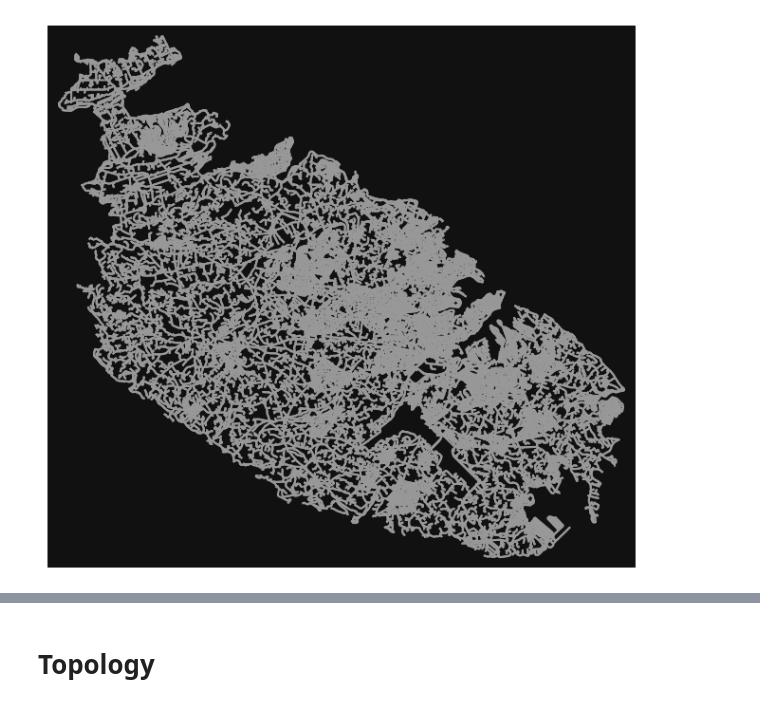
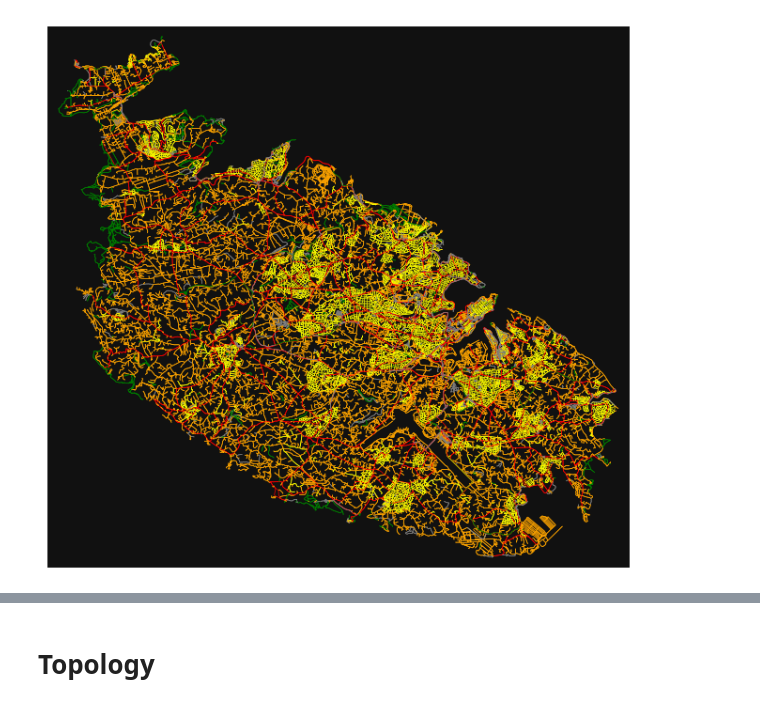
Before and after one commit to Matthew-Pirotta/FYP-OpenPaths, a Jupyter notebook: Code/test.ipynb, the cells around one changed output, grey strips where cells are left out. Saved outputs shown, nothing was run; the diff lists cells and outputs as text; code cells hidden in the pictures.

Commit message:
before making use of cycleway and bicycle global config

```diff
--- a/Code/test.ipynb
+++ b/Code/test.ipynb
@@ -3,5 +3,7 @@ import sys
 import networkx as nx
 import osmnx as ox
 import matplotlib.pyplot as plt
+from collections import defaultdict
+from collections import Counter
 
-ox.__version__
+ox.settings.useful_tags_way = ox.settings.useful_tags_way + ["bicycle", "cycleway"]
@@ -22,5 +68,84 @@ fig, ax = ox.plot.plot_graph(G)
 # %%
 # download/model a street network for some city then visualize it
-G = ox.graph.graph_from_place("Malta", network_type="bike")
-fig, ax = ox.plot.plot_graph(G, node_size=0, edge_linewidth=1.5)
+from itertools import cycle
+
+
+G = ox.graph.graph_from_place("Malta (island)", network_type="all")
+#fig, ax = ox.plot_graph(G, node_size=0, edge_linewidth=0.5)
+
+highway_color_map = {
+    # SAFEST - Dedicated cycling infrastructure
+    "cycleway": "green",        # Dedicated bike paths - safest
+    "path": "green",           # Shared paths - generally safe
+
+    # MODERATE - Cyclist-friendly streets
+    "living_street": "yellow",   # Shared space, pedestrian priority
+    "residential": "yellow",        # Low speed, low traffic
+    "pedestrian": "yellow",         # Walk/bike only areas
+
+
+    # CAUTION - Mixed traffic but manageable
+    "unclassified": "orange",  # Rural/local roads - variable safety
+    "service": "orange",         # Parking lots, alleys - usually low speed
+    "track": "orange",            # Unpaved - may not be suitable
+
+
+    # AVOID - High traffic/speed roads
+    "tertiary": "red",             # Higher traffic local roads
+    "secondary": "red",             # Regional roads - higher speed
+    "primary": "red",           # Major roads - dangerous for cyclists
+    "trunk": "red",               # Highways - very dangerous
+}
+
+
+
+# Get the color for each edge based on its 'highway' attribute
+edge_colors = []
+highway_counts = Counter()
+bikeway_counts = Counter()
+cycleway_counts = Counter()
+for u, v, k, data in G.edges(keys=True, data=True):
+    once = False
+
+    highway = data.get("highway")
+    # Some edges may have a list of highway types; handle that
+    if isinstance(highway, list):
+        highway = highway[0]
+
+    bikeway = data.get("bicycle")
+    # Some edges may have a list of highway types; handle that
+    if isinstance(bikeway, list):
+        bikeway = bikeway[0]
+
+    cycleway = data.get("cycleway")
+    # Some edges may have a list of highway types; handle that
+    if isinstance(cycleway, list):
+        cycleway = cycleway[0]
+
+
+
+    highway_counts[highway] += 1
+    bikeway_counts[bikeway] += 1
+    cycleway_counts[cycleway] += 1
+    color = highway_color_map.get(highway, "gray")
+    edge_colors.append(color)
+
+print("Highway type counts:")
+for highway_type, count in highway_counts.most_common():
+    print(f"{highway_type}: {count}")
+
+print("-------")
+
+print("bikeway classification type counts:")
+for bikeway_type, count in bikeway_counts.most_common():
+    print(f"{bikeway_type}: {count}")
+
+print("------")
+
+print("cycleway type counts:")
+for cycleway_type, count in cycleway_counts.most_common():
+    print(f"{cycleway_type}: {count}")
+
+
+fig, ax = ox.plot_graph(G, node_size=0, edge_color=edge_colors, edge_linewidth=0.5)
 # %% [output]
@@ -27,4 +169,4 @@ fig, ax = ox.plot.plot_graph(G, node_size=0, edge_linewidth=1.5)
-[figure, old version]
+[figure, new version]
 # %%
 cycleways = '["cycleway"~"lane|track|share_busway|shared_lane"]' # cycleway = infrastructure type (physical/painted features)
 highways = '["highway"~"residential|living_street|pedestrian|footway|cycleway"]'
```
Also changed, not shown: parts of 14 cells of this notebook.
